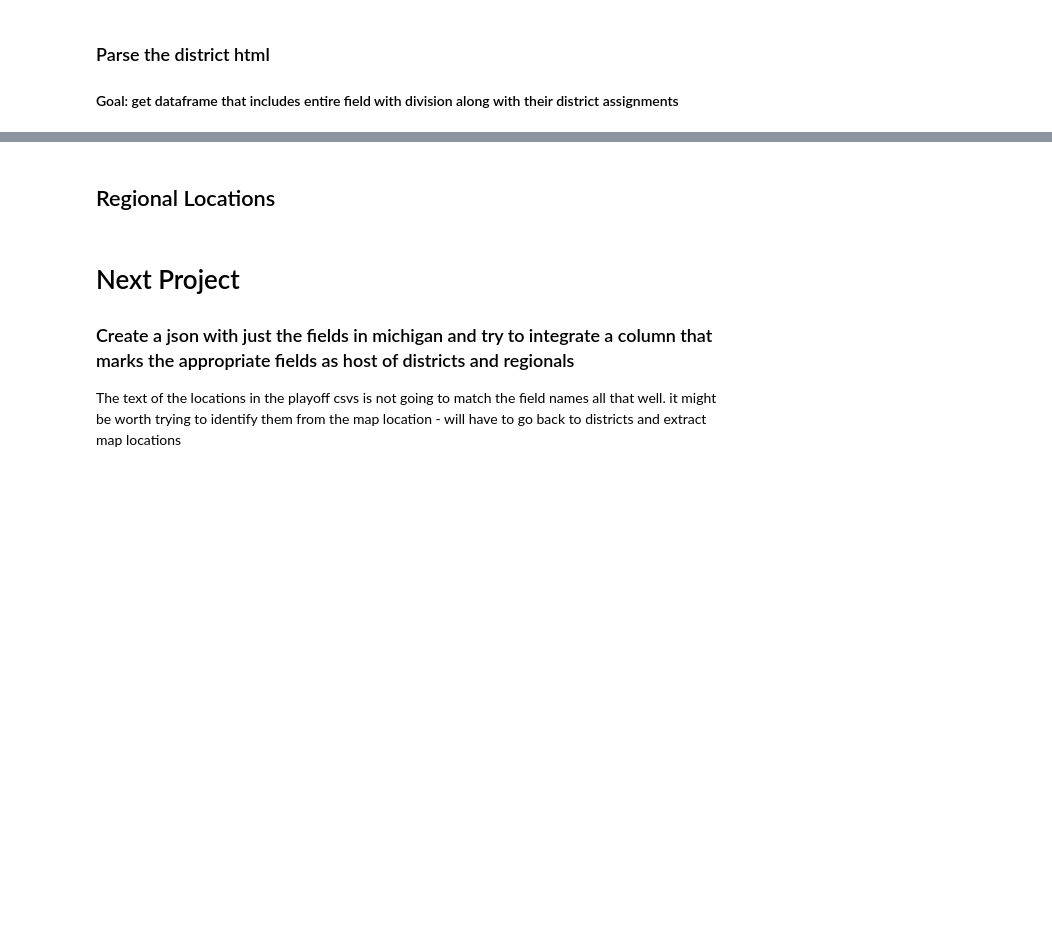
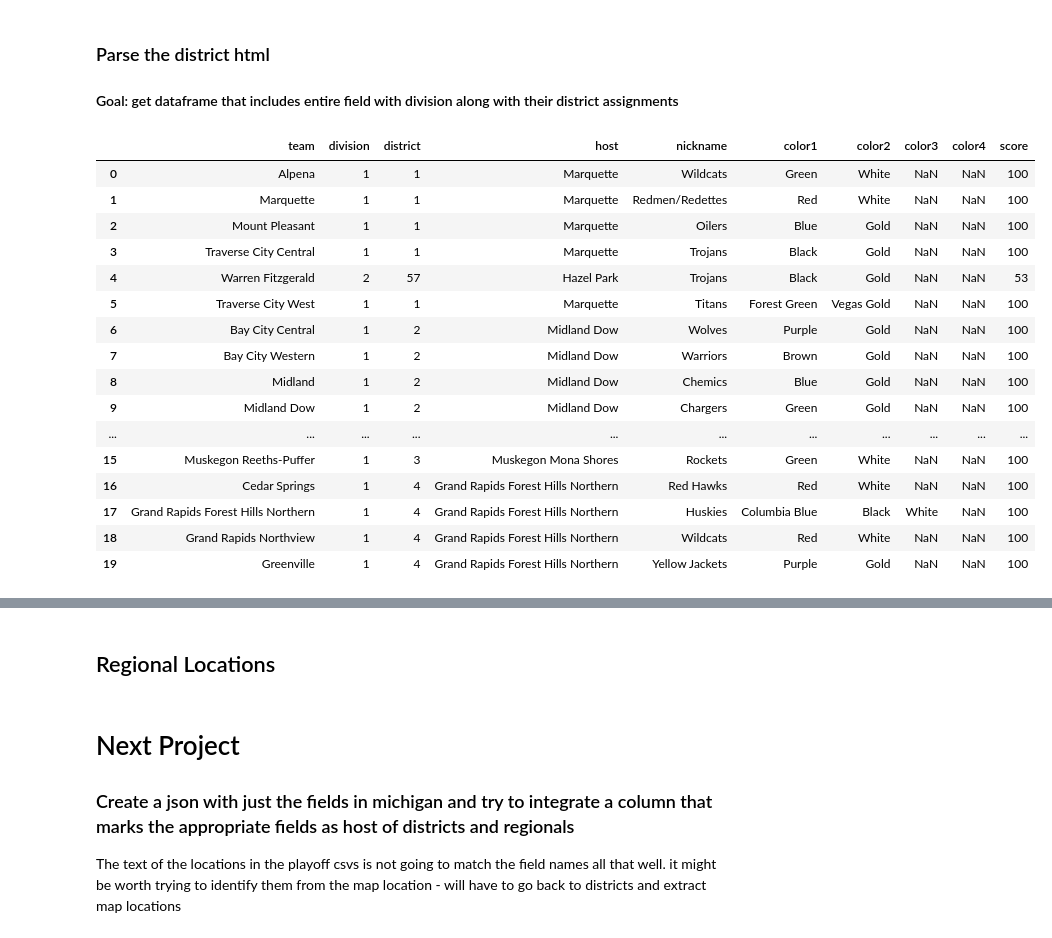
Before and after one commit to JSmith1826/BB_parks, a Jupyter notebook: quick_workbook.ipynb, the cells around one changed output, grey strips where cells are left out. Drawn from its saved outputs; the diff is of its cells as text; code cells hidden in the pictures; blank space fills up the shorter version.

Commit message:
new mhsaa data added

```diff
--- a/quick_workbook.ipynb
+++ b/quick_workbook.ipynb
@@ -2,3 +2,75 @@
 ### Parse the district html
 
 #### Goal: get dataframe that includes entire field with division along with their district assignments
+# %%
+from bs4 import BeautifulSoup
+import pandas as pd
+from fuzzywuzzy import fuzz, process
+import re
+
+# Load HTML
+html_path = 'data/districts_2023.html'
+with open(html_path, 'r') as f:
+    html = f.read()
+
+# Parse HTML
+soup = BeautifulSoup(html, 'html.parser')
+
+# Extract data
+divisions = soup.find_all('div', class_='keep-together')
+
+data = []
+for division in divisions:
+    division_number = division.find('span', {'data-bind': 'text:Division'}).text
+    tournament_name = division.find('span', {'data-bind': 'text:TournamentName'}).text
+    host = division.find('span', {'data-bind': 'text:Host'}).text
+    teams = [a.text for a in division.find_all('a')[1:]]
+
+    for team in teams:
+        data.append({
+            'team': team,
+            'division': division_number,
+            'district': int(re.sub(r'\D+', '', tournament_name)),
+            'host': host,
+        })
+
+# Create DataFrame
+df_by_district = pd.DataFrame(data)
+
+# Load the csv that contains nickname info
+df_nickname = pd.read_csv('data/school_info/mhsaa_school_nickname_color_2020.csv')
+df_nickname.columns = df_nickname.columns.str.lower()
+
+# Fuzzy match team names
+matches = df_by_district['team'].apply(lambda x: process.extractOne(x, df_nickname['school'], scorer=fuzz.ratio))
+
+df_by_district['match_name'] = [i[0] for i in matches]
+df_by_district['score'] = [i[1] for i in matches]
+
+# Merge df_by_district and df_nickname on the common columns generated by fuzzy matching
+final_df = pd.merge(df_by_district, df_nickname, left_on='match_name', right_on='school', how='inner')
+
+# Select only the columns you're interested in
+final_df = final_df[['team', 'division', 'district', 'host', 'nickname', 'color1', 'color2', 'color3', 'color4', 'score']]
+
+# Display the final dataframe
+# print(final_df)
+final_df.head(20)
+# %% [output]
+|  | team | division | district | host | nickname | color1 | color2 | color3 | color4 | score |
+| 0 | Alpena | 1 | 1 | Marquette | Wildcats | Green | White | NaN | NaN | 100 |
+| 1 | Marquette | 1 | 1 | Marquette | Redmen/Redettes | Red | White | NaN | NaN | 100 |
+| 2 | Mount Pleasant | 1 | 1 | Marquette | Oilers | Blue | Gold | NaN | NaN | 100 |
+| 3 | Traverse City Central | 1 | 1 | Marquette | Trojans | Black | Gold | NaN | NaN | 100 |
+| 4 | Warren Fitzgerald | 2 | 57 | Hazel Park | Trojans | Black | Gold | NaN | NaN | 53 |
+| 5 | Traverse City West | 1 | 1 | Marquette | Titans | Forest Green | Vegas Gold | NaN | NaN | 100 |
+| 6 | Bay City Central | 1 | 2 | Midland Dow | Wolves | Purple | Gold | NaN | NaN | 100 |
+| 7 | Bay City Western | 1 | 2 | Midland Dow | Warriors | Brown | Gold | NaN | NaN | 100 |
+| 8 | Midland | 1 | 2 | Midland Dow | Chemics | Blue | Gold | NaN | NaN | 100 |
+| 9 | Midland Dow | 1 | 2 | Midland Dow | Chargers | Green | Gold | NaN | NaN | 100 |
+| ... | ... | ... | ... | ... | ... | ... | ... | ... | ... | ... |
+| 15 | Muskegon Reeths-Puffer | 1 | 3 | Muskegon Mona Shores | Rockets | Green | White | NaN | NaN | 100 |
+| 16 | Cedar Springs | 1 | 4 | Grand Rapids Forest Hills Northern | Red Hawks | Red | White | NaN | NaN | 100 |
+| 17 | Grand Rapids Forest Hills Northern | 1 | 4 | Grand Rapids Forest Hills Northern | Huskies | Columbia Blue | Black | White | NaN | 100 |
+| 18 | Grand Rapids Northview | 1 | 4 | Grand Rapids Forest Hills Northern | Wildcats | Red | White | NaN | NaN | 100 |
+| 19 | Greenville | 1 | 4 | Grand Rapids Forest Hills Northern | Yellow Jackets | Purple | Gold | NaN | NaN | 100 |
```
Also changed, not shown: parts of 14 cells of this notebook, 7 other files.
